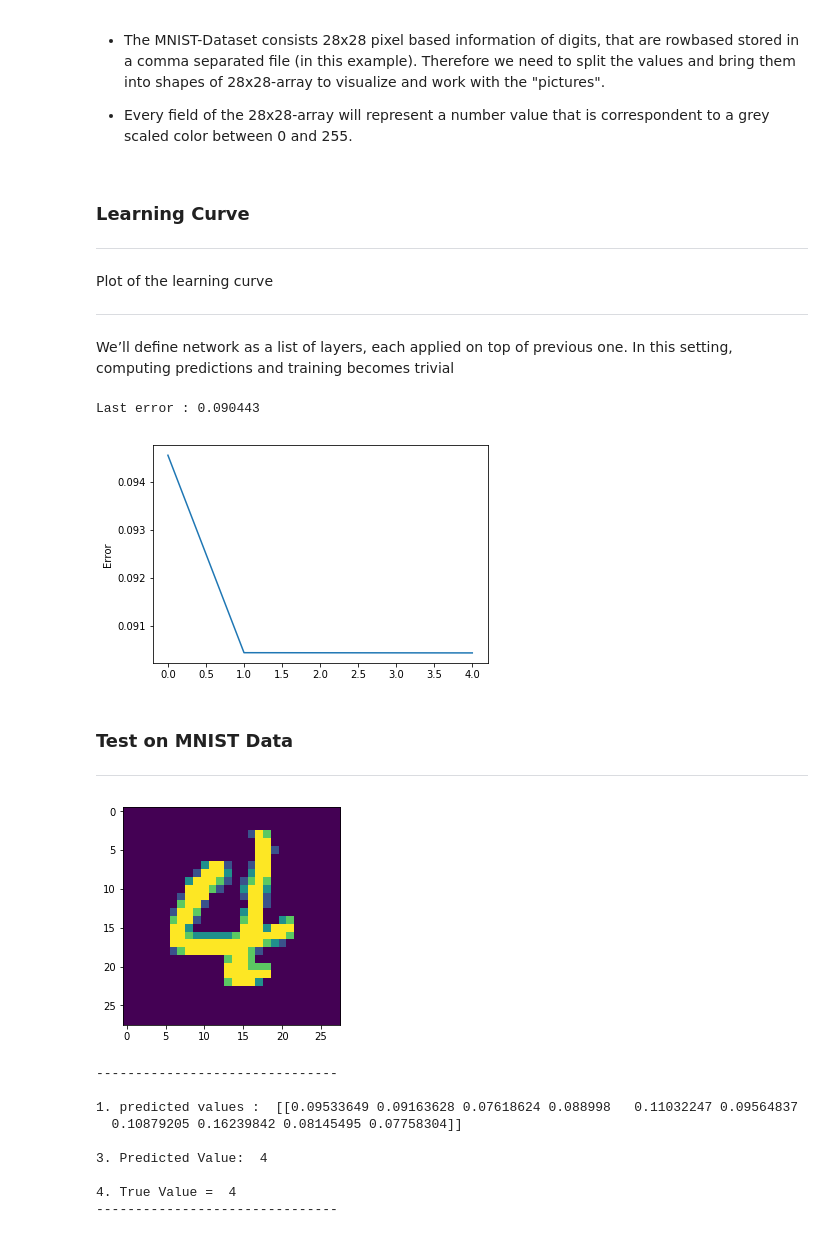
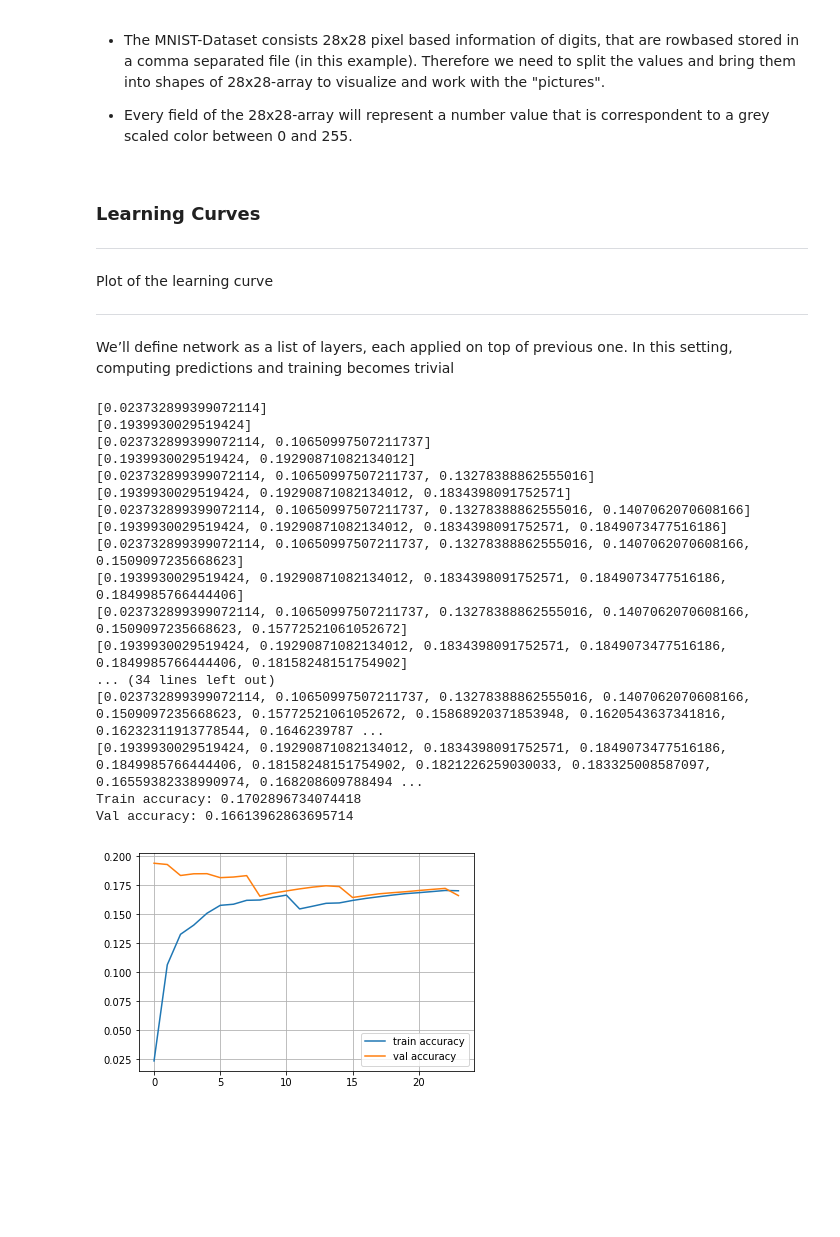
Before and after one commit to rokhaya-sonko/Machine-Learning, a Jupyter notebook: neural_network_from_scratch.ipynb, the cells around one changed output. Saved outputs shown, nothing was run; the diff lists cells and outputs as text; code cells hidden in the pictures; blank space fills up the shorter version.

```diff
--- a/neural_network_from_scratch.ipynb
+++ b/neural_network_from_scratch.ipynb
@@ -240,20 +266,20 @@ for i in range(4):
 # %%
 # training data : 60000 samples
 # reshape and normalize input data
-x_train = x_train.reshape(x_train.shape[0], 1, 28*28)
-x_train = x_train.astype('float32')
-x_train /= 255
+X_train = X_train.reshape(X_train.shape[0], 1, 28*28)
+X_train = X_train.astype('float32')
+X_train /= 255
 # transform the output (number from 0 to 9) into a vector
 # for example: number 2 will become [0, 0, 1, 0, 0, 0, 0, 0, 0, 0]
 y_train = np_utils.to_categorical(y_train)
 
 # same for test data : 10000 samples
-x_test = x_test.reshape(x_test.shape[0], 1, 28*28)
-x_test = x_test.astype('float32')
-x_test /= 255
+X_test = X_test.reshape(X_test.shape[0], 1, 28*28)
+X_test = X_test.astype('float32')
+X_test /= 255
 y_test = np_utils.to_categorical(y_test)
 # %% [markdown]
-### Learning Curve
+### Learning Curves
 ---
 Plot of the learning curve
 
@@ -264,55 +290,43 @@ We’ll define network as a list of layers, each applied on top of previous one.
 # %%
 def run_net(Layer1, Layer2, epochs):
     # Network (3 weigthed layers)
     network = neuralNetwork()
     network.add_layer(Dense(28*28, Layer1))
     network.add_layer(ActivateLayer(sigmoidFunction, sigmoidFunction_derivative))
     network.add_layer(Dense(Layer1, Layer2))
-    network.add_layer(ActivationLayer(sigmoidFunction, sigmoidFunction_derivative))
+    network.add_layer(ActivateLayer(sigmoidFunction, sigmoidFunction_derivative))
     network.add_layer(Dense(Layer2, 10))
-    network.add_layer(ActivationLayer(sigmoidFunction, sigmoidFunction_derivative))
+    network.add_layer(ActivateLayer(sigmoidFunction, sigmoidFunction_derivative))
 
     # train on 1000 samples
     # training will be slow if we update at each iteration on 60000 samples
     # compromise with 250 epochs for the precision & time with L1 of 100 and L2 of 50 neurons
     network.use_lossfunc(mse_loss, mse_loss_derivative)
-    network.train_network(x_train[0:1000], y_train[0:1000], epochs, learningRate=0.1)
-    return network.predict_output(x_test)
+    #network.train_network(X_train[0:1000], y_train[0:1000], epochs, learningRate=0.1)
+    network.plot_learning_curves(X_train[0:1000], X_test[0:1000], y_train[0:1000], y_test[0:1000], size=epochs, iterations=25, learning_rate=0.01)
 
-predict_digit = run_net(300, 100, 5)
+
+predict_digit = run_net(300, 100, 25)
 # input_layer : 784 nodes
 # Hidden Layer 1 : 300 nodes
 # Hidden Layer 2 : 100 nodes
 time.sleep(1)
 # %% [output]
-Last error : 0.090443
+[0.023732899399072114]
+[0.1939930029519424]
+[0.023732899399072114, 0.10650997507211737]
+[0.1939930029519424, 0.19290871082134012]
+[0.023732899399072114, 0.10650997507211737, 0.13278388862555016]
+[0.1939930029519424, 0.19290871082134012, 0.1834398091752571]
+[0.023732899399072114, 0.10650997507211737, 0.13278388862555016, 0.1407062070608166]
+[0.1939930029519424, 0.19290871082134012, 0.1834398091752571, 0.1849073477516186]
+[0.023732899399072114, 0.10650997507211737, 0.13278388862555016, 0.1407062070608166, 0.1509097235668623]
+[0.1939930029519424, 0.19290871082134012, 0.1834398091752571, 0.1849073477516186, 0.1849985766444406]
+[0.023732899399072114, 0.10650997507211737, 0.13278388862555016, 0.1407062070608166, 0.1509097235668623, 0.15772521061052672]
+[0.1939930029519424, 0.19290871082134012, 0.1834398091752571, 0.1849073477516186, 0.1849985766444406, 0.18158248151754902]
+... (34 lines left out)
+[0.023732899399072114, 0.10650997507211737, 0.13278388862555016, 0.1407062070608166, 0.1509097235668623, 0.15772521061052672, 0.15868920371853948, 0.1620543637341816, 0.16232311913778544, 0.1646239787 ...
+[0.1939930029519424, 0.19290871082134012, 0.1834398091752571, 0.1849073477516186, 0.1849985766444406, 0.18158248151754902, 0.1821226259030033, 0.183325008587097, 0.16559382338990974, 0.168208609788494 ...
+Train accuracy: 0.1702896734074418
+Val accuracy: 0.16613962863695714
-[figure, old version]
+[figure, new version]
-# %% [markdown]
-### Test on MNIST Data
----
-# %%
-k = randint(0,x_test.shape[0])
-d = x_test[k]
-predicted_value = np.argmax(gen_two[k])
-d = d.reshape(28,28)
-label = y_test[k]
-
-plt.imshow(d)
-plt.show()
-print("-------------------------------\n")
-print("1. predicted values : ", predict_digit[k], end="\n\n")
-print("3. Predicted Value: ", predicted_value, "\n")
-print("4. True Value = ", np.argmax(label))
-k+=1
-print("-------------------------------\n")
-# %% [output]
-[figure, removed]
--------------------------------
-
-1. predicted values :  [[0.09533649 0.09163628 0.07618624 0.088998   0.11032247 0.09564837
-  0.10879205 0.16239842 0.08145495 0.07758304]]
-
-3. Predicted Value:  4
-
-4. True Value =  4
--------------------------------
```
Also changed, not shown: parts of 7 cells of this notebook.
